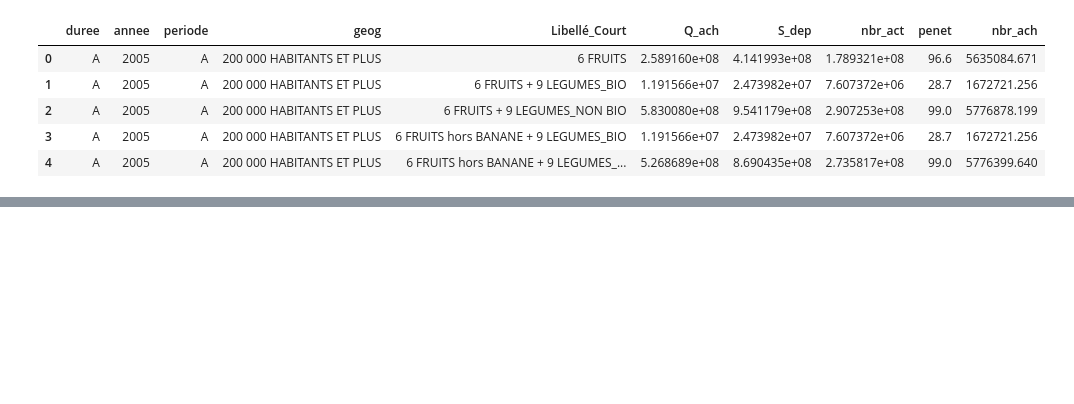
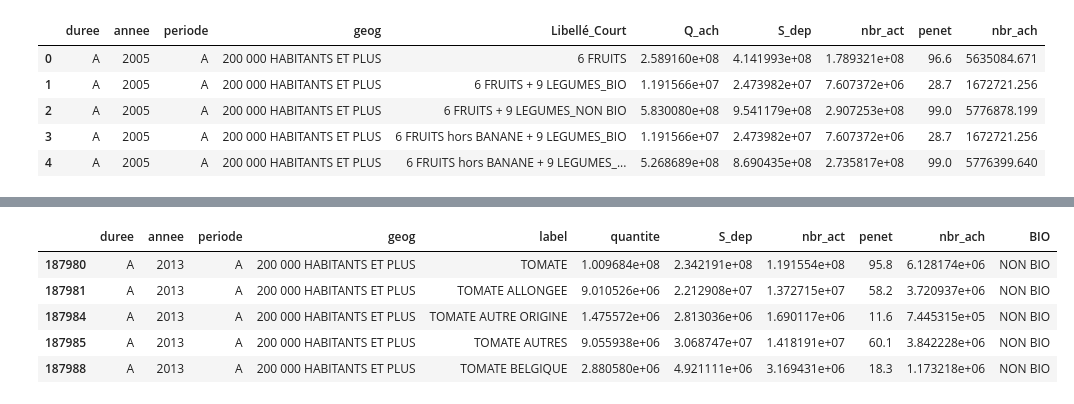
Before and after one commit to fpetitit/hackathon-alimentation, a Jupyter notebook: Hackaton.ipynb, the cells around one changed output, grey strips where cells are left out. Saved outputs shown, nothing was run; the diff lists cells and outputs as text; code cells hidden in the pictures; blank space fills up the shorter version.

```diff
--- a/Hackaton.ipynb
+++ b/Hackaton.ipynb
@@ -124,0 +128,9 @@ df.shape
+# %%
+test.head()
+# %% [output]
+|  | duree | annee | periode | geog | label | quantite | S_dep | nbr_act | penet | nbr_ach | BIO |
+| 187980 | A | 2013 | A | 200 000 HABITANTS ET PLUS | TOMATE | 1.009684e+08 | 2.342191e+08 | 1.191554e+08 | 95.8 | 6.128174e+06 | NON BIO |
+| 187981 | A | 2013 | A | 200 000 HABITANTS ET PLUS | TOMATE ALLONGEE | 9.010526e+06 | 2.212908e+07 | 1.372715e+07 | 58.2 | 3.720937e+06 | NON BIO |
+| 187984 | A | 2013 | A | 200 000 HABITANTS ET PLUS | TOMATE AUTRE ORIGINE | 1.475572e+06 | 2.813036e+06 | 1.690117e+06 | 11.6 | 7.445315e+05 | NON BIO |
+| 187985 | A | 2013 | A | 200 000 HABITANTS ET PLUS | TOMATE AUTRES | 9.055938e+06 | 3.068747e+07 | 1.418191e+07 | 60.1 | 3.842228e+06 | NON BIO |
+| 187988 | A | 2013 | A | 200 000 HABITANTS ET PLUS | TOMATE BELGIQUE | 2.880580e+06 | 4.921111e+06 | 3.169431e+06 | 18.3 | 1.173218e+06 | NON BIO |
```
Also changed, not shown: parts of 28 cells of this notebook.
